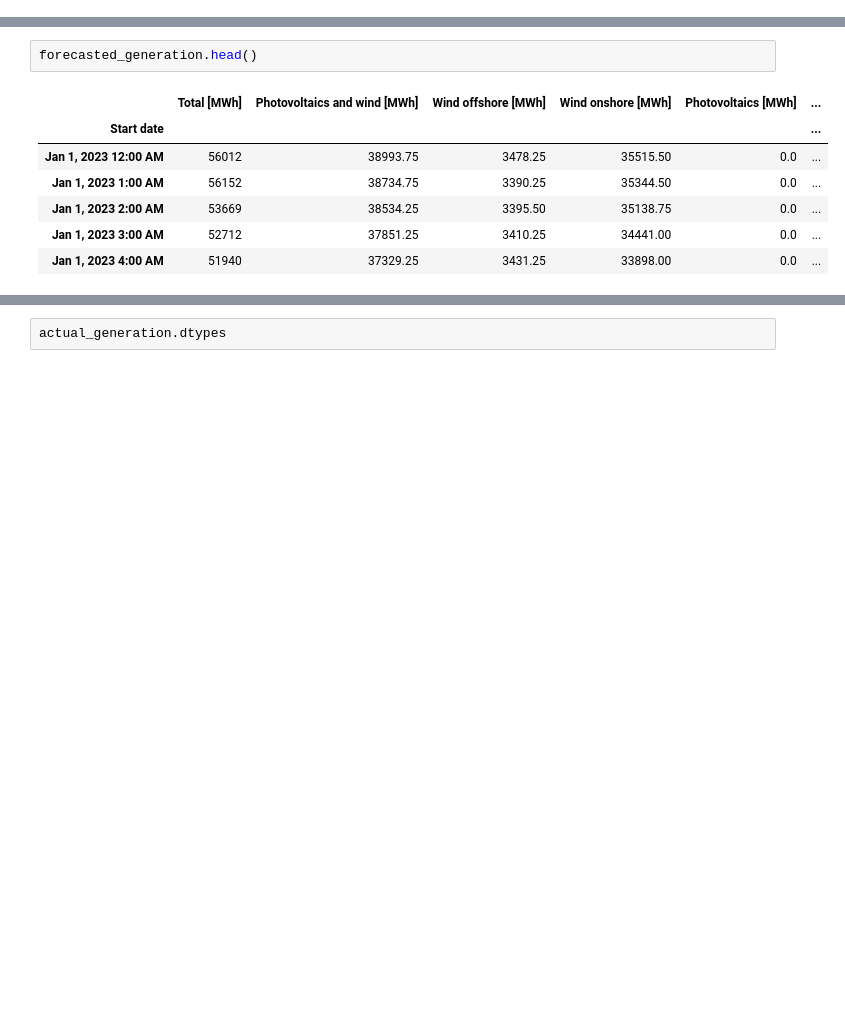
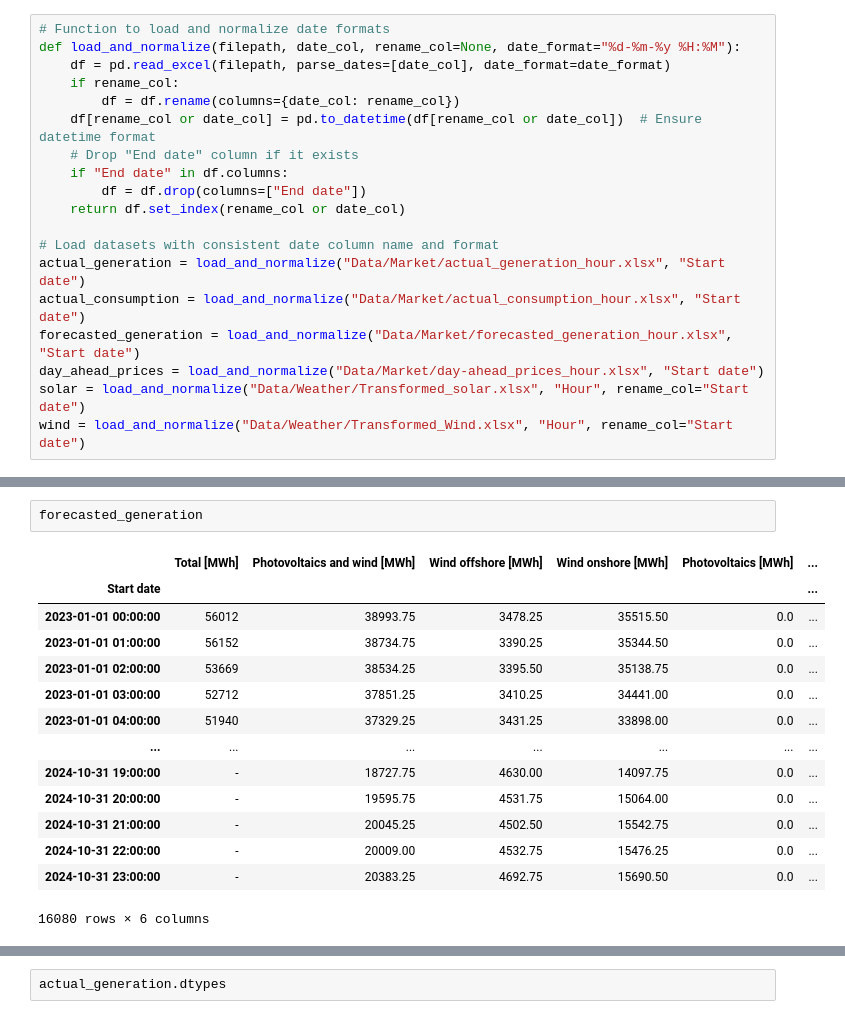
Before and after one commit to Chitranjan806/Energy-Prices-Forecasting, a Jupyter notebook: chitranjan_actual_gen_analysis.ipynb, the cells around one changed output, grey strips where cells are left out. Saved outputs shown, nothing was run; the diff lists cells and outputs as text; blank space fills up the shorter version.

```diff
--- a/chitranjan_actual_gen_analysis.ipynb
+++ b/chitranjan_actual_gen_analysis.ipynb
@@ -43,3 +16,22 @@ day_ahead_prices = pd.read_excel("Data/Market/day-ahead_prices_hour.xlsx",
+# %%
+# Function to load and normalize date formats
+def load_and_normalize(filepath, date_col, rename_col=None, date_format="%d-%m-%y %H:%M"):
+    df = pd.read_excel(filepath, parse_dates=[date_col], date_format=date_format)
+    if rename_col:
+        df = df.rename(columns={date_col: rename_col})
+    df[rename_col or date_col] = pd.to_datetime(df[rename_col or date_col])  # Ensure datetime format
+    # Drop "End date" column if it exists
+    if "End date" in df.columns:
+        df = df.drop(columns=["End date"])
+    return df.set_index(rename_col or date_col)
+
+# Load datasets with consistent date column name and format
+actual_generation = load_and_normalize("Data/Market/actual_generation_hour.xlsx", "Start date")
+actual_consumption = load_and_normalize("Data/Market/actual_consumption_hour.xlsx", "Start date")
+forecasted_generation = load_and_normalize("Data/Market/forecasted_generation_hour.xlsx", "Start date")
+day_ahead_prices = load_and_normalize("Data/Market/day-ahead_prices_hour.xlsx", "Start date")
+solar = load_and_normalize("Data/Weather/Transformed_solar.xlsx", "Hour", rename_col="Start date")
+wind = load_and_normalize("Data/Weather/Transformed_Wind.xlsx", "Hour", rename_col="Start date")
 # %%
 # Display the first few rows of each dataframe to verify the changes
 actual_generation
@@ -71,11 +104,18 @@ actual_consumption.head()
 # %%
-forecasted_generation.head()
+forecasted_generation
 # %% [output]
 |  | Total [MWh] | Photovoltaics and wind [MWh] | Wind offshore [MWh] | Wind onshore [MWh] | Photovoltaics [MWh] | ... |
 | Start date |  |  |  |  |  | ... |
-| Jan 1, 2023 12:00 AM | 56012 | 38993.75 | 3478.25 | 35515.50 | 0.0 | ... |
-| Jan 1, 2023 1:00 AM | 56152 | 38734.75 | 3390.25 | 35344.50 | 0.0 | ... |
-| Jan 1, 2023 2:00 AM | 53669 | 38534.25 | 3395.50 | 35138.75 | 0.0 | ... |
-| Jan 1, 2023 3:00 AM | 52712 | 37851.25 | 3410.25 | 34441.00 | 0.0 | ... |
-| Jan 1, 2023 4:00 AM | 51940 | 37329.25 | 3431.25 | 33898.00 | 0.0 | ... |
+| 2023-01-01 00:00:00 | 56012 | 38993.75 | 3478.25 | 35515.50 | 0.0 | ... |
+| 2023-01-01 01:00:00 | 56152 | 38734.75 | 3390.25 | 35344.50 | 0.0 | ... |
+| 2023-01-01 02:00:00 | 53669 | 38534.25 | 3395.50 | 35138.75 | 0.0 | ... |
+| 2023-01-01 03:00:00 | 52712 | 37851.25 | 3410.25 | 34441.00 | 0.0 | ... |
+| 2023-01-01 04:00:00 | 51940 | 37329.25 | 3431.25 | 33898.00 | 0.0 | ... |
+| ... | ... | ... | ... | ... | ... | ... |
+| 2024-10-31 19:00:00 | - | 18727.75 | 4630.00 | 14097.75 | 0.0 | ... |
+| 2024-10-31 20:00:00 | - | 19595.75 | 4531.75 | 15064.00 | 0.0 | ... |
+| 2024-10-31 21:00:00 | - | 20045.25 | 4502.50 | 15542.75 | 0.0 | ... |
+| 2024-10-31 22:00:00 | - | 20009.00 | 4532.75 | 15476.25 | 0.0 | ... |
+| 2024-10-31 23:00:00 | - | 20383.25 | 4692.75 | 15690.50 | 0.0 | ... |
+16080 rows × 6 columns
 # %%
```
Also changed, not shown: parts of 55 cells of this notebook, 5 other files.
